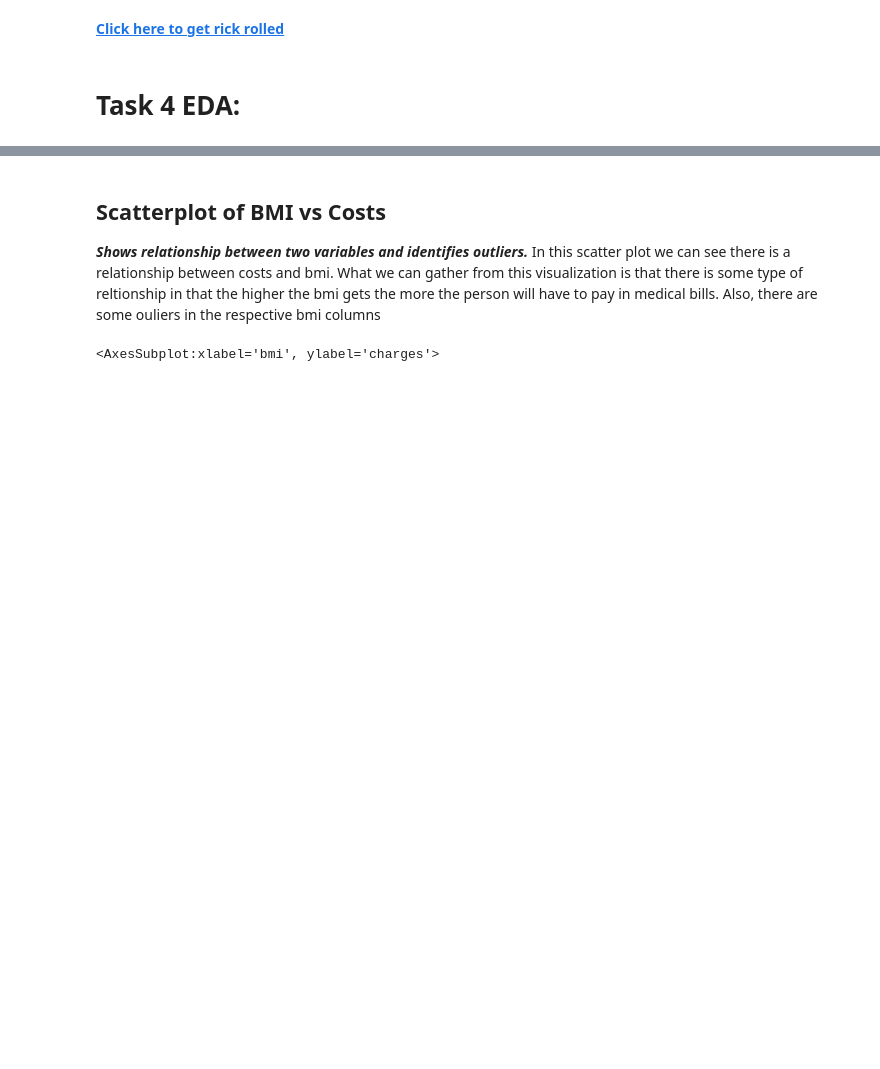
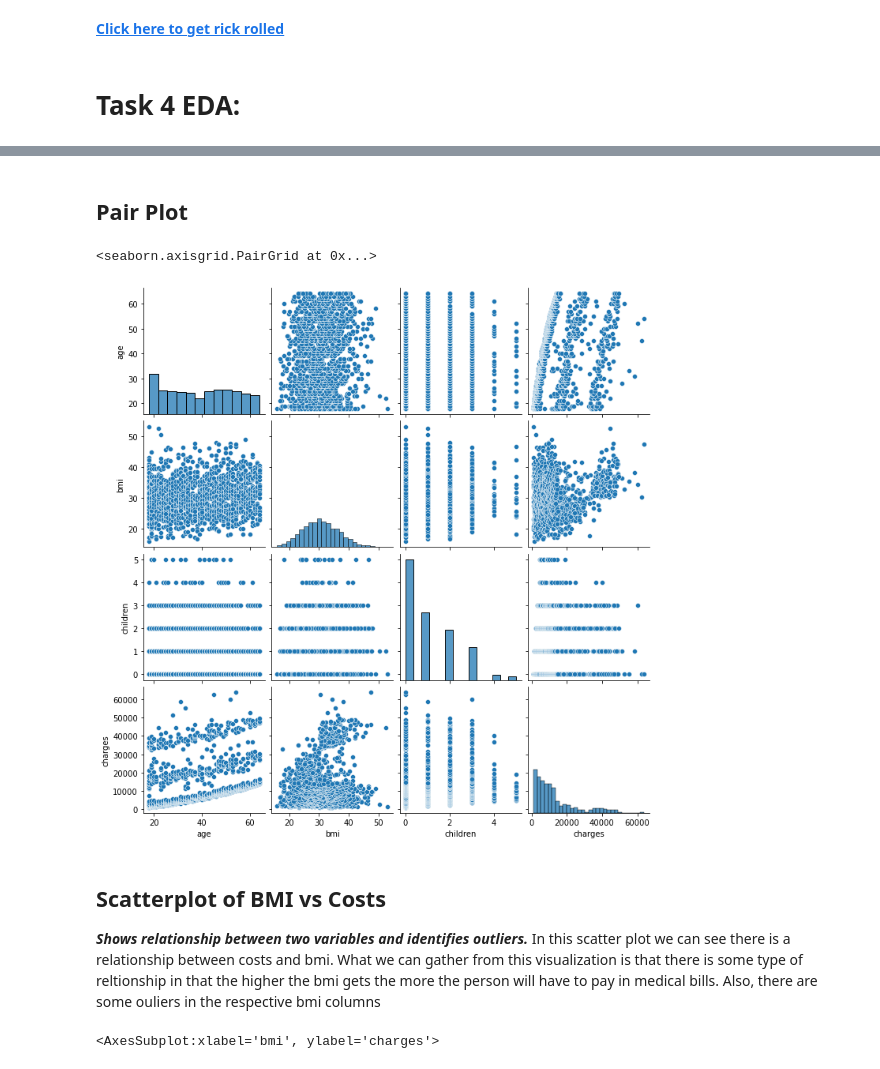
Before and after one commit to data301-2020-winter2/course-project-group_1041, a Jupyter notebook: analysis/Jivraj/milestone2.ipynb, the cells around one changed output, grey strips where cells are left out. Cells and saved outputs as stored; diff of their text form; code cells hidden in the pictures; blank space fills up the shorter version.

```diff
--- a/analysis/Jivraj/milestone2.ipynb
+++ b/analysis/Jivraj/milestone2.ipynb
@@ -78,3 +58,10 @@ dtype: int64
+# %% [markdown]
+## Pair Plot
+# %%
+sns.pairplot(df2)
+# %% [output]
+<seaborn.axisgrid.PairGrid at 0x...>
+[figure, added]
 # %% [markdown]
 ## Scatterplot of BMI vs Costs
 ***Shows relationship between two variables and identifies outliers.*** In this scatter plot we can see there is a relationship between costs and bmi. What we can gather from this visualization is that there is some type of reltionship in that the higher the bmi gets the more the person will have to pay in medical bills. Also, there are some ouliers in the respective bmi columns
```
Also changed, not shown: parts of 41 cells of this notebook, 1 other file.
